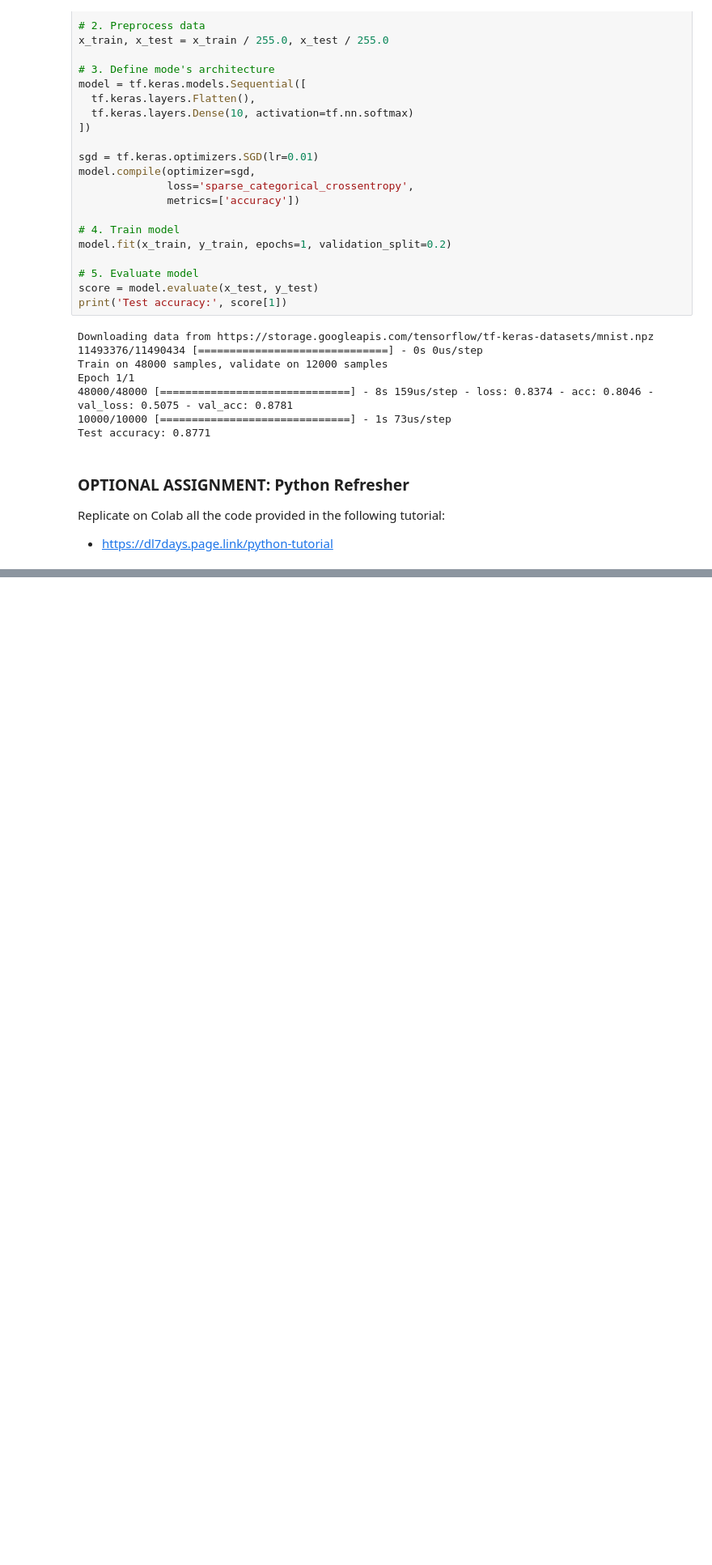
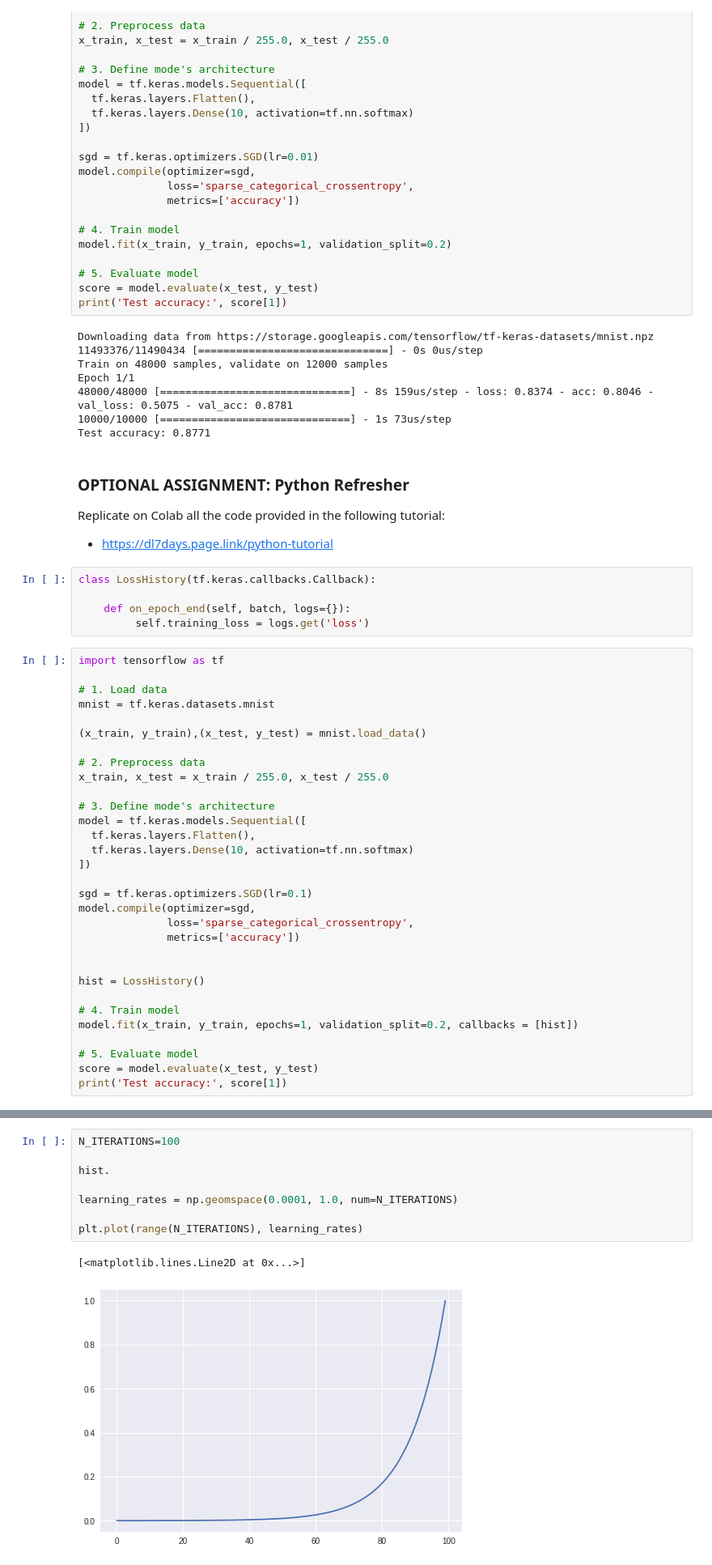
Before and after one commit to WittmannF/course, a Jupyter notebook: day-1/hello-deep-learning.ipynb, the cells around one changed output, grey strips where cells are left out. Shown at 81% size. Cells and saved outputs as stored; diff of their text form; blank space fills up the shorter version.

```diff
--- a/day-1/hello-deep-learning.ipynb
+++ b/day-1/hello-deep-learning.ipynb
@@ -41,3 +41,39 @@ Test accuracy: 0.8771
 ### OPTIONAL ASSIGNMENT: Python Refresher
 Replicate on Colab all the code provided in the following tutorial:
 - https://dl7days.page.link/python-tutorial
+# %%
+class LossHistory(tf.keras.callbacks.Callback):
+
+    def on_epoch_end(self, batch, logs={}):
+         self.training_loss = logs.get('loss')
+# %%
+import tensorflow as tf
+
+# 1. Load data
+mnist = tf.keras.datasets.mnist
+
+(x_train, y_train),(x_test, y_test) = mnist.load_data()
+
+# 2. Preprocess data
+x_train, x_test = x_train / 255.0, x_test / 255.0
+
+# 3. Define mode's architecture
+model = tf.keras.models.Sequential([
+  tf.keras.layers.Flatten(),
+  tf.keras.layers.Dense(10, activation=tf.nn.softmax)
+])
+
+sgd = tf.keras.optimizers.SGD(lr=0.1)
+model.compile(optimizer=sgd,
+              loss='sparse_categorical_crossentropy',
+              metrics=['accuracy'])
+
+
+hist = LossHistory()
+
+# 4. Train model
+model.fit(x_train, y_train, epochs=1, validation_split=0.2, callbacks = [hist])
+
+# 5. Evaluate model
+score = model.evaluate(x_test, y_test)
+print('Test accuracy:', score[1])
@@ -43,0 +96,11 @@ Replicate on Colab all the code provided in the following tutorial:
+# %%
+N_ITERATIONS=100
+
+hist.
+
+learning_rates = np.geomspace(0.0001, 1.0, num=N_ITERATIONS)
+
+plt.plot(range(N_ITERATIONS), learning_rates)
+# %% [output]
+[<matplotlib.lines.Line2D at 0x...>]
+[figure, added]
```
Also changed, not shown: parts of 8 cells of this notebook, 2 other files.
